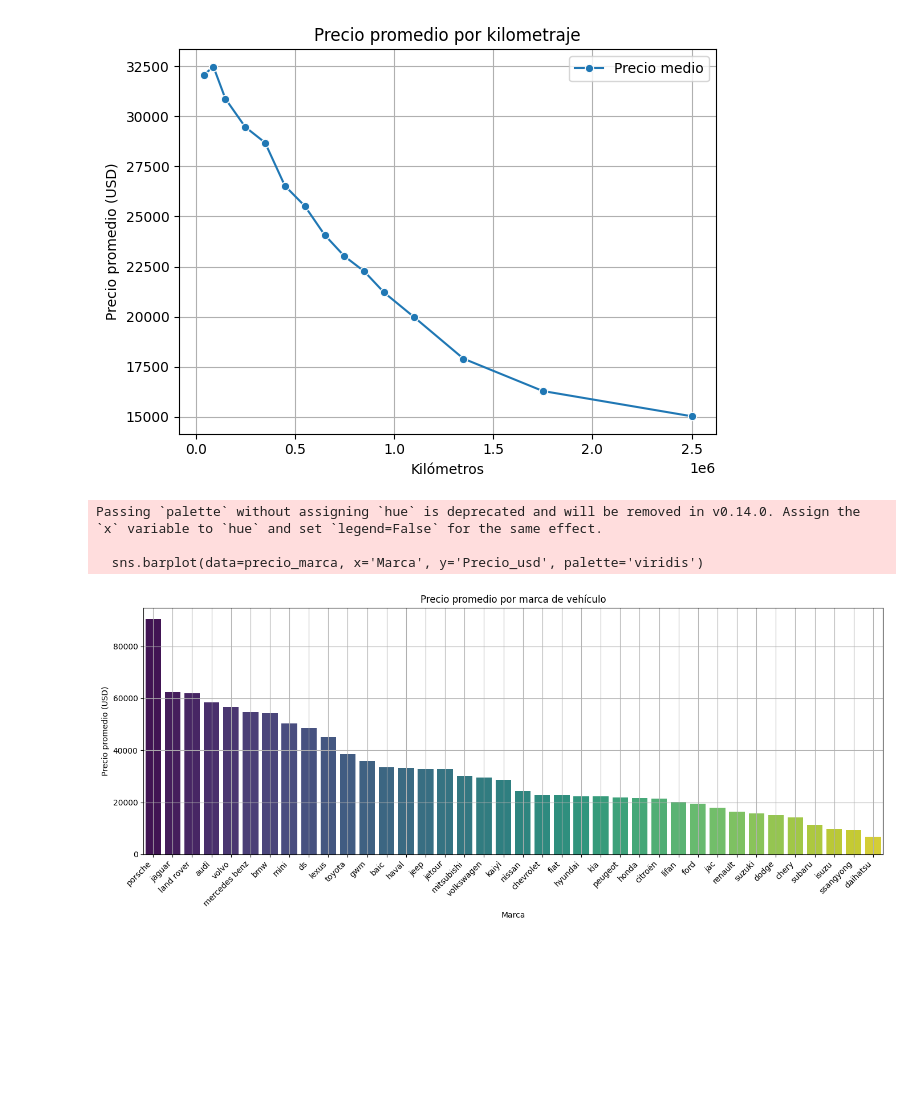
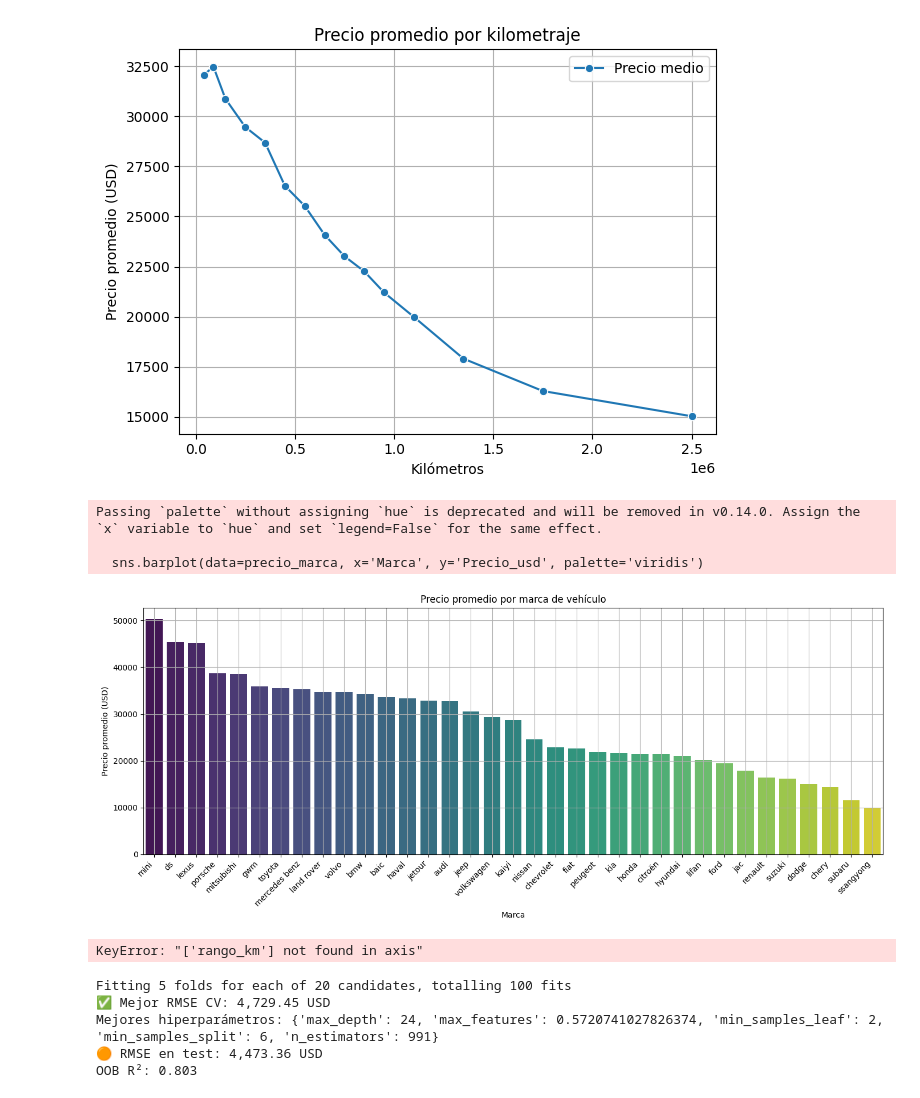
Before and after one commit to Sdomato/Proyecto-final-ML, a Jupyter notebook: datasetbasico.ipynb, the cells around one changed output. Cells and saved outputs as stored; diff of their text form; code cells hidden in the pictures; blank space fills up the shorter version.

```diff
--- a/datasetbasico.ipynb
+++ b/datasetbasico.ipynb
@@ -771,36 +771,41 @@ plt.show()
 [figure]
 # %%
 # Detectar columnas que corresponden a marcas (empiezan con "Marca_")
-columnas_marca = [col for col in df_modelo.columns if col.startswith('Marca_')]
+columnas_marca = [col for col in df_sin_outliers.columns if col.startswith('Marca_')]
 
 # Para cada fila, encontrar qué columna 'Marca_*' tiene un 1
-df_modelo['Marca'] = df_modelo[columnas_marca].idxmax(axis=1).str.replace('Marca_', '', regex=False)
+df_sin_outliers['Marca'] = df_sin_outliers[columnas_marca].idxmax(axis=1).str.replace('Marca_', '', regex=False)
 
 precio_marca = (
-    df_modelo
+    df_sin_outliers
     .groupby('Marca')['Precio_usd']
     .mean()
     .sort_values(ascending=False)
     .reset_index()
 )
 
 import seaborn as sns
 import matplotlib.pyplot as plt
 
 plt.figure(figsize=(14, 6))
 sns.barplot(data=precio_marca, x='Marca', y='Precio_usd', palette='viridis')
 plt.xticks(rotation=45, ha='right')
 plt.title('Precio promedio por marca de vehículo')
 plt.xlabel('Marca')
 plt.ylabel('Precio promedio (USD)')
 plt.tight_layout()
 plt.grid(True)
 plt.show()
 # %% [output]
 Passing `palette` without assigning `hue` is deprecated and will be removed in v0.14.0. Assign the `x` variable to `hue` and set `legend=False` for the same effect.
 
   sns.barplot(data=precio_marca, x='Marca', y='Precio_usd', palette='viridis')
-[figure, old version]
+[figure, new version]
+# %%
+df_sin_outliers.drop(columns=['Marca'], inplace=True)
+df_sin_outliers.drop(columns=['rango_km'], inplace=True)
+# %% [output]
+KeyError: "['rango_km'] not found in axis"
 # %%
 #guardar el DataFrame final
 df_sin_outliers.to_csv("dataset_basico.csv", index=False)
@@ -806,0 +819,57 @@ df_sin_outliers.to_csv("dataset_basico.csv", index=False)
+# %%
+from sklearn.model_selection import RandomizedSearchCV
+from scipy.stats import randint, uniform
+from sklearn.ensemble import RandomForestRegressor
+from sklearn.metrics import make_scorer, mean_squared_error
+import numpy as np
+
+# ---------- espacio de búsqueda SIN bootstrap=False ----------
+param_dist = {
+    "n_estimators":      randint(200, 1200),
+    "max_depth":         randint(4, 40),
+    "max_features":      uniform(0.3, 0.7),
+    "min_samples_split": randint(2, 15),
+    "min_samples_leaf":  randint(1, 10),
+    # bootstrap se fija en True al dejarlo fuera del dict
+}
+
+neg_rmse = make_scorer(
+    lambda y_true, y_pred: -np.sqrt(mean_squared_error(y_true, y_pred)),
+    greater_is_better=True
+)
+
+rf = RandomForestRegressor(
+    random_state=42,
+    oob_score=True,   # ahora siempre compatible
+    n_jobs=-1
+)
+
+rnd_search = RandomizedSearchCV(
+    estimator=rf,
+    param_distributions=param_dist,
+    n_iter=20,
+    scoring=neg_rmse,
+    cv=5,
+    random_state=42,
+    verbose=1,
+    n_jobs=-1
+)
+
+rnd_search.fit(X_train, y_train)
+
+print(f"✅ Mejor RMSE CV: {-rnd_search.best_score_:,.2f} USD")
+print("Mejores hiperparámetros:", rnd_search.best_params_)
+
+best_rf = rnd_search.best_estimator_
+y_pred = best_rf.predict(X_test)
+rmse_test = np.sqrt(mean_squared_error(y_test, y_pred))
+print(f"🟠 RMSE en test: {rmse_test:,.2f} USD")
+
+# OOB solo disponible porque bootstrap=True
+print(f"OOB R²: {best_rf.oob_score_:.3f}")
+# %% [output]
+Fitting 5 folds for each of 20 candidates, totalling 100 fits
+✅ Mejor RMSE CV: 4,729.45 USD
+Mejores hiperparámetros: {'max_depth': 24, 'max_features': 0.5720741027826374, 'min_samples_leaf': 2, 'min_samples_split': 6, 'n_estimators': 991}
+🟠 RMSE en test: 4,473.36 USD
+OOB R²: 0.803
```
Also changed, not shown: parts of 3 cells of this notebook, 1 other file.
